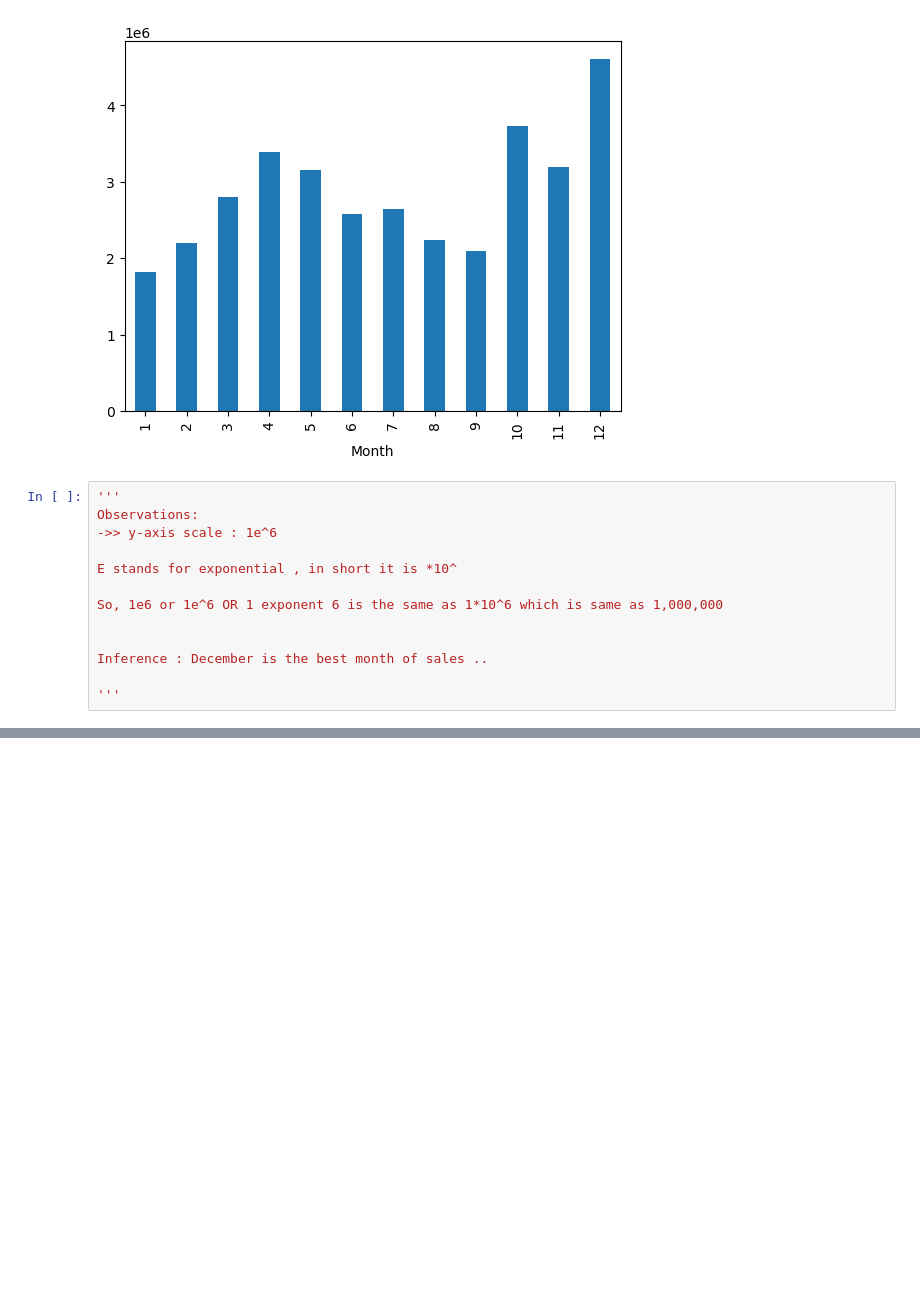
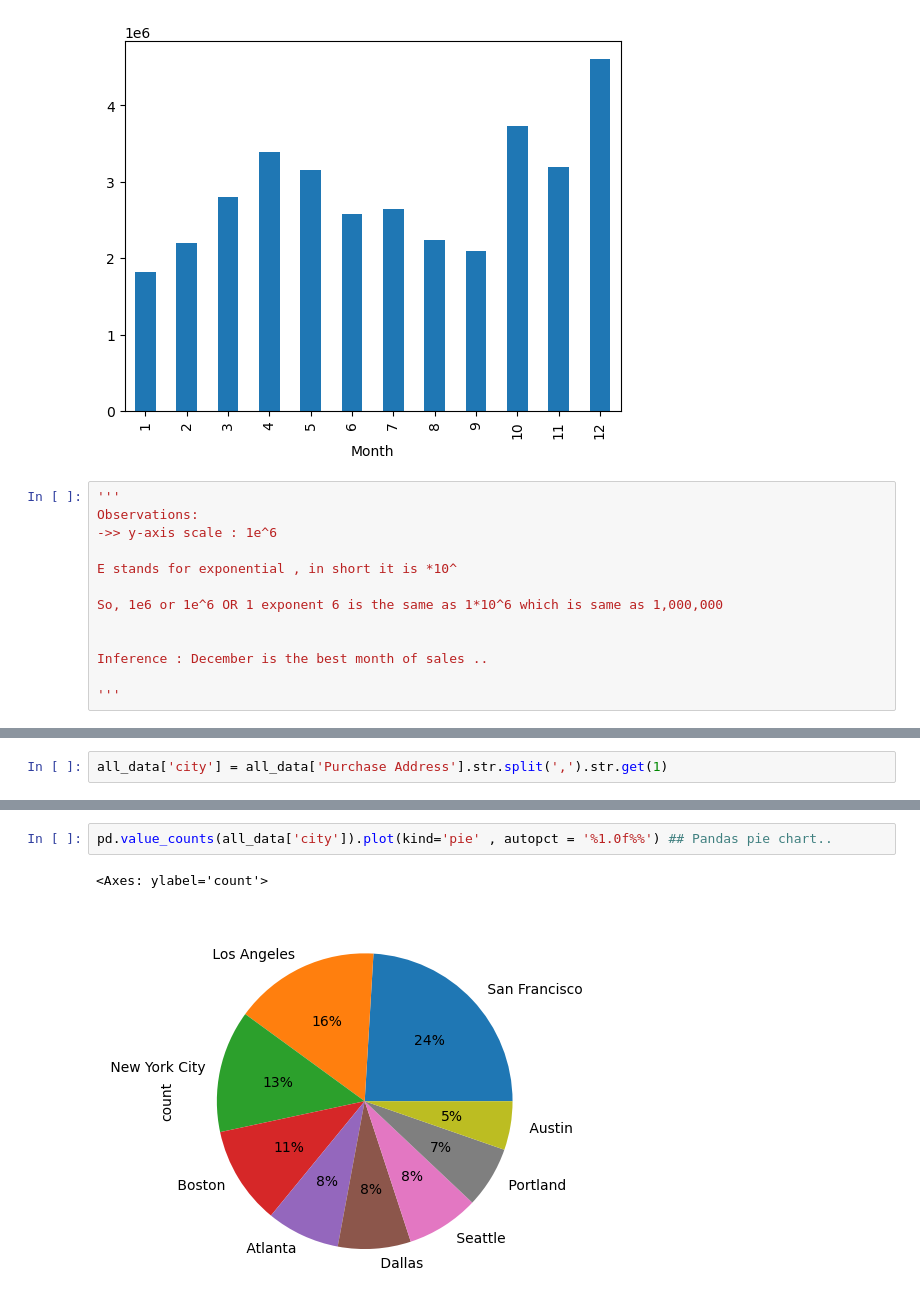
Before and after one commit to ewooten7/E-Commerce_Sales-Data-Analysis, a Jupyter notebook: My-E-Commerce-Data-Analysis.ipynb, the cells around one changed output, grey strips where cells are left out. Cells and saved outputs as stored; diff of their text form; blank space fills up the shorter version.

```diff
--- a/My-E-Commerce-Data-Analysis.ipynb
+++ b/My-E-Commerce-Data-Analysis.ipynb
@@ -260,0 +278,2 @@ Inference : December is the best month of sales ..
+# %%
+all_data['city'] = all_data['Purchase Address'].str.split(',').str.get(1)
@@ -260,0 +309,5 @@ Inference : December is the best month of sales ..
+# %%
+pd.value_counts(all_data['city']).plot(kind='pie' , autopct = '%1.0f%%') ## Pandas pie chart..
+# %% [output]
+<Axes: ylabel='count'>
+[figure, added]
```
Also changed, not shown: parts of 6 cells of this notebook.
